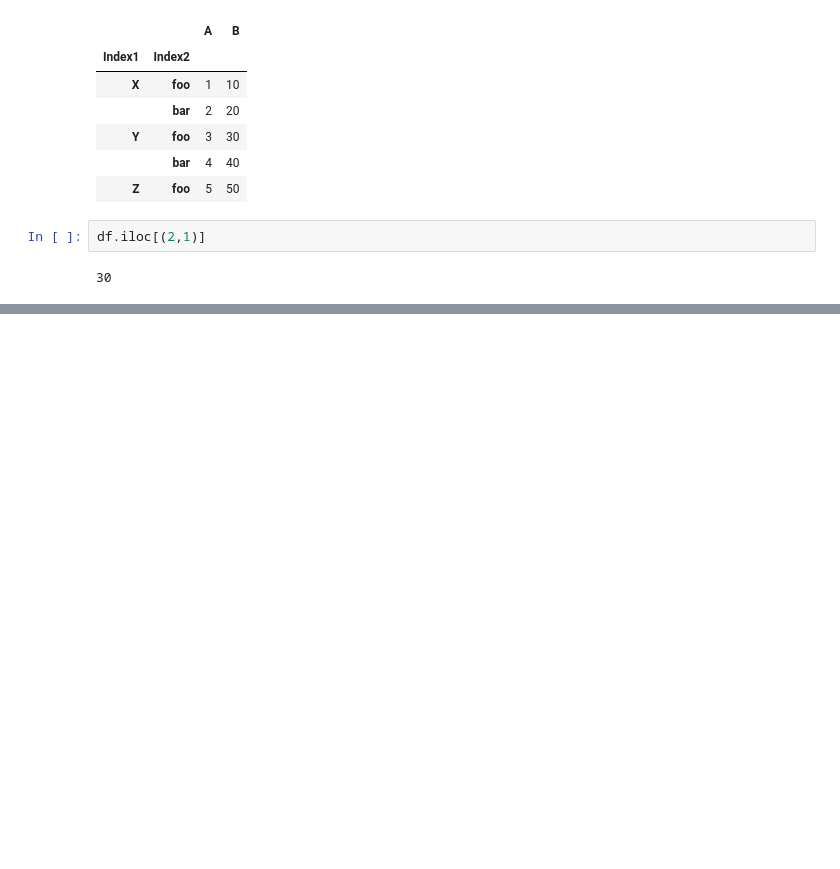
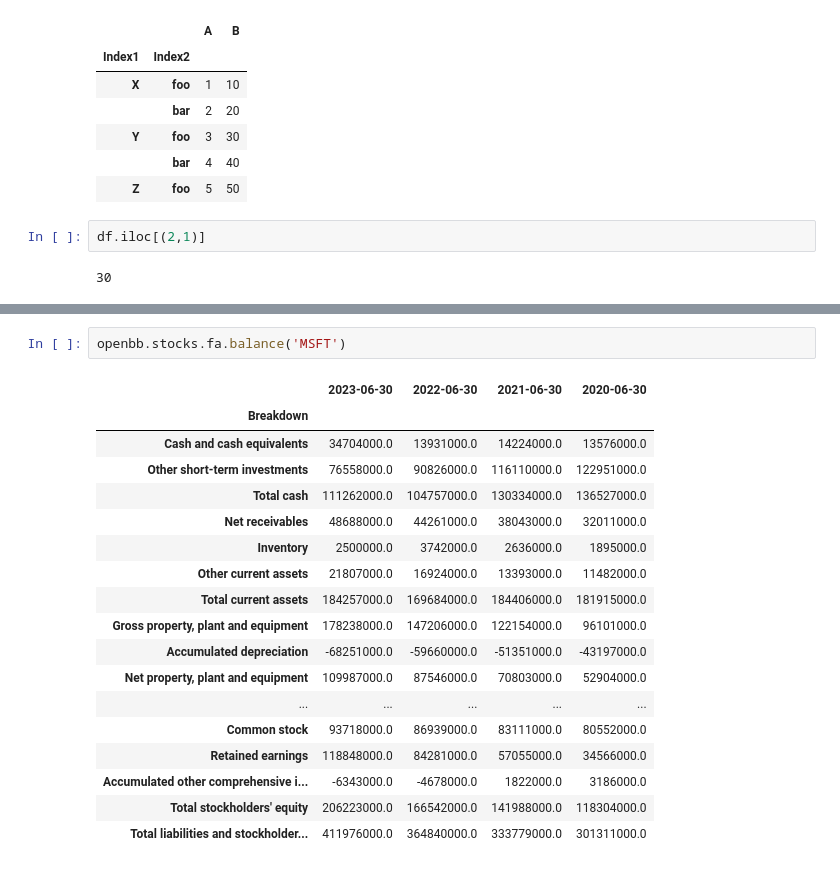
Before and after one commit to mikewenner/Data_Science, a Jupyter notebook: Untitled.ipynb, the cells around one changed output, grey strips where cells are left out. Cells and saved outputs as stored; diff of their text form; blank space fills up the shorter version.

```diff
--- a/Untitled.ipynb
+++ b/Untitled.ipynb
@@ -125,0 +236,21 @@ df.iloc[(2,1)]
+# %%
+openbb.stocks.fa.balance('MSFT')
+# %% [output]
+|  | 2023-06-30 | 2022-06-30 | 2021-06-30 | 2020-06-30 |
+| Breakdown |  |  |  |  |
+| Cash and cash equivalents | 34704000.0 | 13931000.0 | 14224000.0 | 13576000.0 |
+| Other short-term investments | 76558000.0 | 90826000.0 | 116110000.0 | 122951000.0 |
+| Total cash | 111262000.0 | 104757000.0 | 130334000.0 | 136527000.0 |
+| Net receivables | 48688000.0 | 44261000.0 | 38043000.0 | 32011000.0 |
+| Inventory | 2500000.0 | 3742000.0 | 2636000.0 | 1895000.0 |
+| Other current assets | 21807000.0 | 16924000.0 | 13393000.0 | 11482000.0 |
+| Total current assets | 184257000.0 | 169684000.0 | 184406000.0 | 181915000.0 |
+| Gross property, plant and equipment | 178238000.0 | 147206000.0 | 122154000.0 | 96101000.0 |
+| Accumulated depreciation | -68251000.0 | -59660000.0 | -51351000.0 | -43197000.0 |
+| Net property, plant and equipment | 109987000.0 | 87546000.0 | 70803000.0 | 52904000.0 |
+| ... | ... | ... | ... | ... |
+| Common stock | 93718000.0 | 86939000.0 | 83111000.0 | 80552000.0 |
+| Retained earnings | 118848000.0 | 84281000.0 | 57055000.0 | 34566000.0 |
+| Accumulated other comprehensive i... | -6343000.0 | -4678000.0 | 1822000.0 | 3186000.0 |
+| Total stockholders' equity | 206223000.0 | 166542000.0 | 141988000.0 | 118304000.0 |
+| Total liabilities and stockholder... | 411976000.0 | 364840000.0 | 333779000.0 | 301311000.0 |
```
Also changed, not shown: parts of 16 cells of this notebook.
